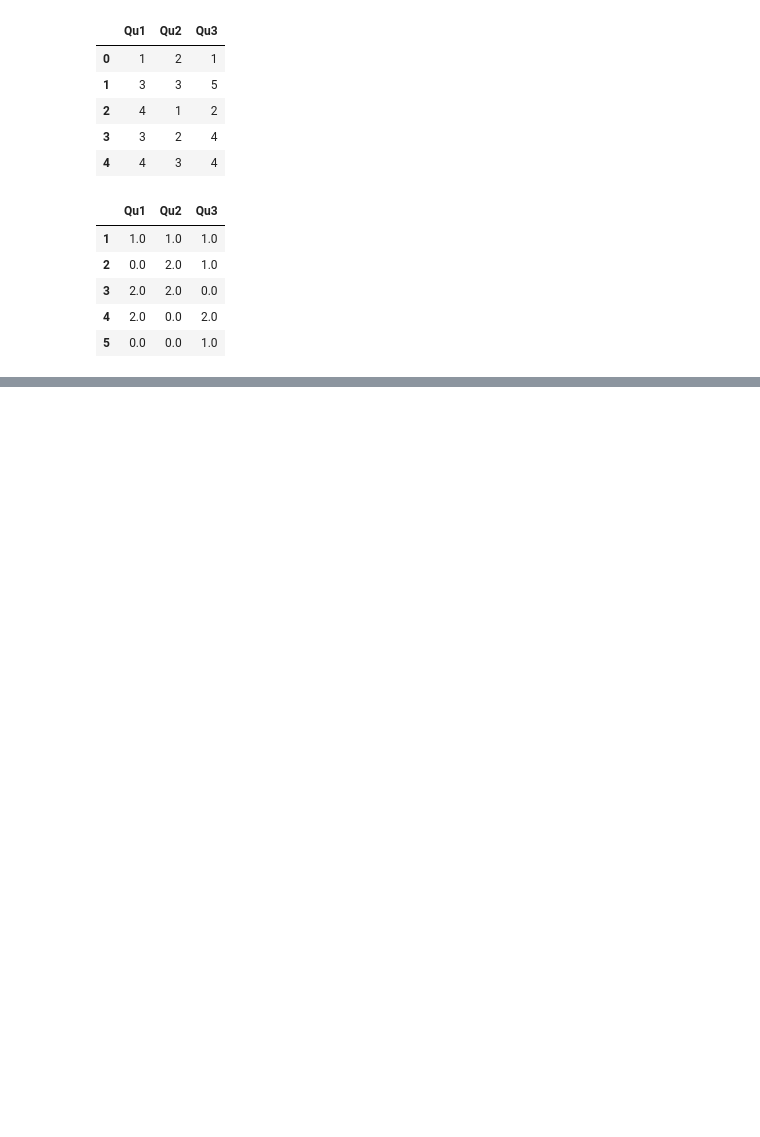
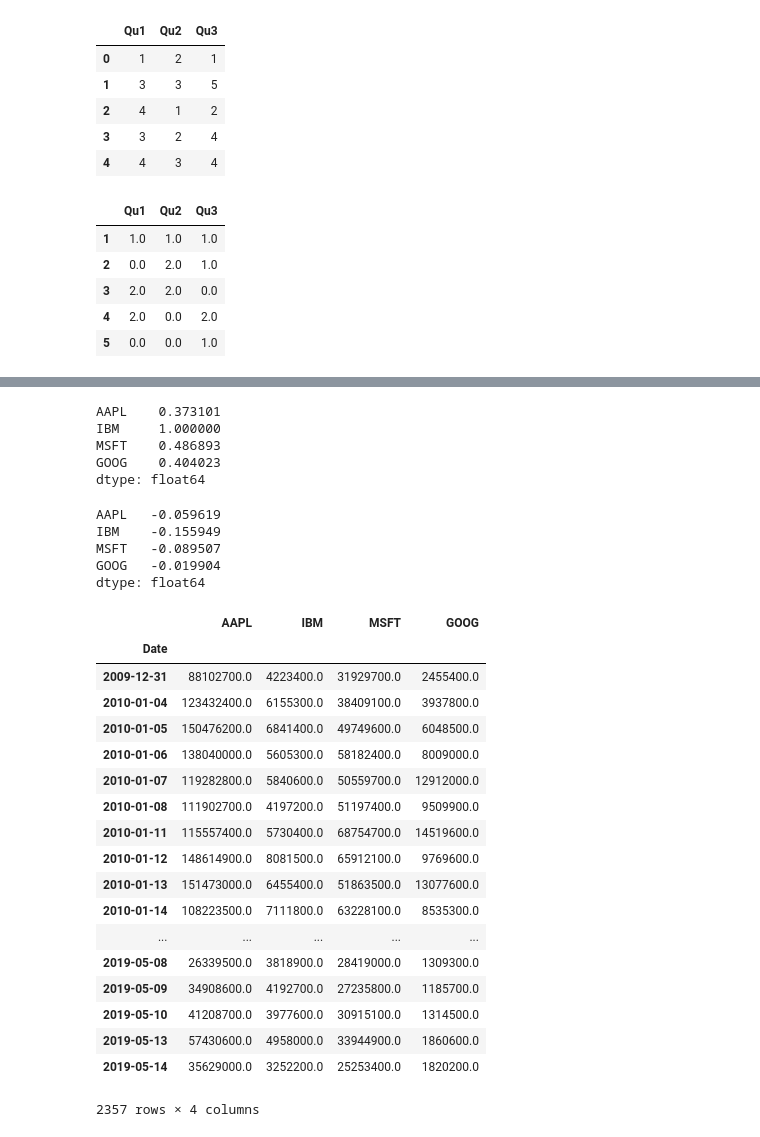
Before and after one commit to likangk/dataanalysis, a Jupyter notebook: TASK2_chapter5_pandas.ipynb, the cells around one changed output, grey strips where cells are left out. Saved outputs shown, nothing was run; the diff lists cells and outputs as text; code cells hidden in the pictures; blank space fills up the shorter version.

```diff
--- a/chapter5_pandas.ipynb
+++ b/TASK2_chapter5_pandas.ipynb
@@ -1461,3 +1461,12 @@ result
 | 3 | 2.0 | 2.0 | 0.0 |
 | 4 | 2.0 | 0.0 | 2.0 |
 | 5 | 0.0 | 0.0 | 1.0 |
+# %%
+import pandas_datareader.data as web
+all_data = {ticker: web.get_data_yahoo(ticker)
+            for ticker in ['AAPL', 'IBM', 'MSFT', 'GOOG']}
+
+price = pd.DataFrame({ticker: data['Adj Close']
+                     for ticker, data in all_data.items()})
+volume = pd.DataFrame({ticker: data['Volume']
+                      for ticker, data in all_data.items()})
@@ -1463,0 +1509,38 @@ result
+# %%
+returns.corrwith(returns.IBM)
+# %% [output]
+AAPL    0.373101
+IBM     1.000000
+MSFT    0.486893
+GOOG    0.404023
+dtype: float64
+# %%
+returns.corrwith(volume)
+# %% [output]
+AAPL   -0.059619
+IBM    -0.155949
+MSFT   -0.089507
+GOOG   -0.019904
+dtype: float64
+# %%
+volume
+# %% [output]
+|  | AAPL | IBM | MSFT | GOOG |
+| Date |  |  |  |  |
+| 2009-12-31 | 88102700.0 | 4223400.0 | 31929700.0 | 2455400.0 |
+| 2010-01-04 | 123432400.0 | 6155300.0 | 38409100.0 | 3937800.0 |
+| 2010-01-05 | 150476200.0 | 6841400.0 | 49749600.0 | 6048500.0 |
+| 2010-01-06 | 138040000.0 | 5605300.0 | 58182400.0 | 8009000.0 |
+| 2010-01-07 | 119282800.0 | 5840600.0 | 50559700.0 | 12912000.0 |
+| 2010-01-08 | 111902700.0 | 4197200.0 | 51197400.0 | 9509900.0 |
+| 2010-01-11 | 115557400.0 | 5730400.0 | 68754700.0 | 14519600.0 |
+| 2010-01-12 | 148614900.0 | 8081500.0 | 65912100.0 | 9769600.0 |
+| 2010-01-13 | 151473000.0 | 6455400.0 | 51863500.0 | 13077600.0 |
+| 2010-01-14 | 108223500.0 | 7111800.0 | 63228100.0 | 8535300.0 |
+| ... | ... | ... | ... | ... |
+| 2019-05-08 | 26339500.0 | 3818900.0 | 28419000.0 | 1309300.0 |
+| 2019-05-09 | 34908600.0 | 4192700.0 | 27235800.0 | 1185700.0 |
+| 2019-05-10 | 41208700.0 | 3977600.0 | 30915100.0 | 1314500.0 |
+| 2019-05-13 | 57430600.0 | 4958000.0 | 33944900.0 | 1860600.0 |
+| 2019-05-14 | 35629000.0 | 3252200.0 | 25253400.0 | 1820200.0 |
+2357 rows × 4 columns
```
Also changed, not shown: parts of 6 cells of this notebook, 2 other files.
